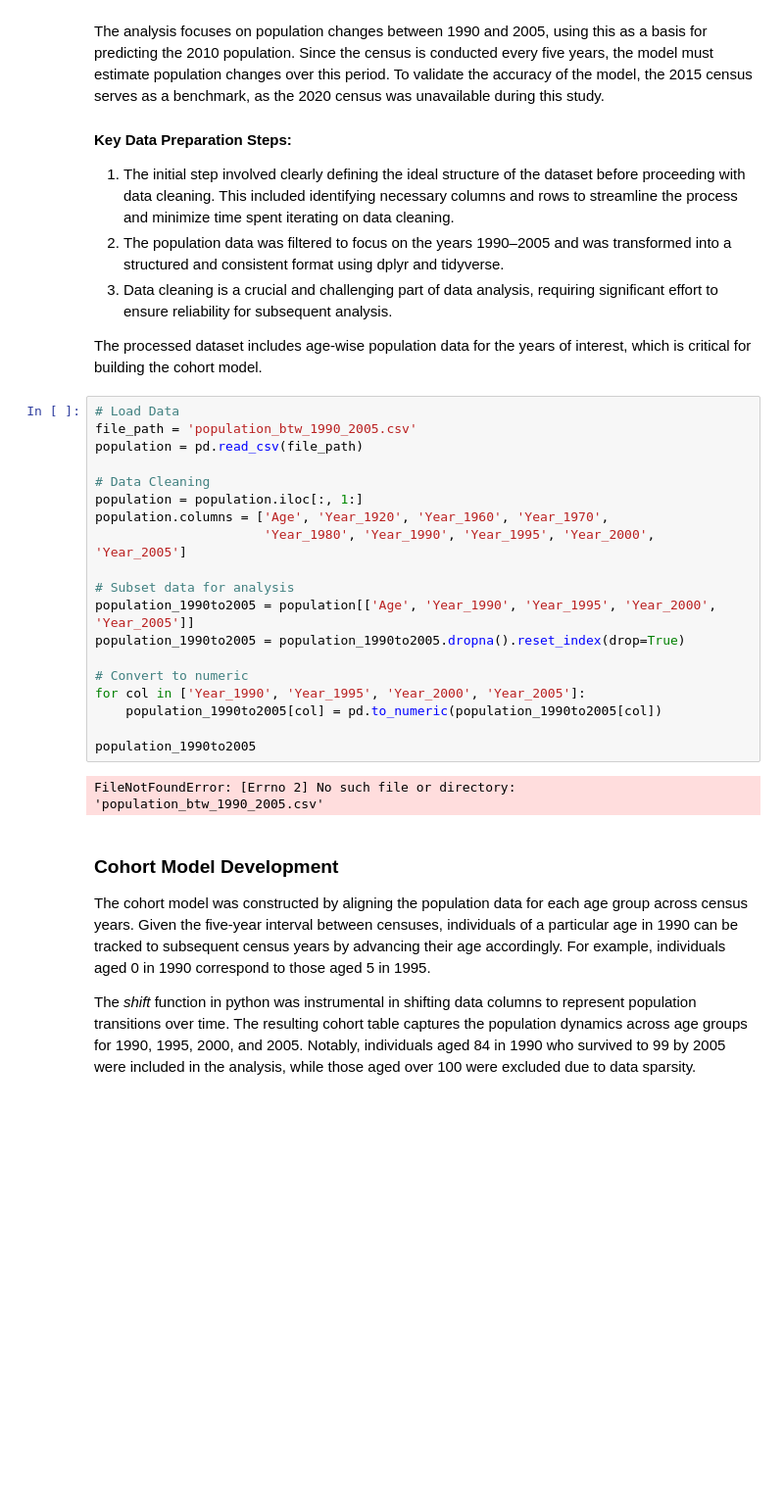
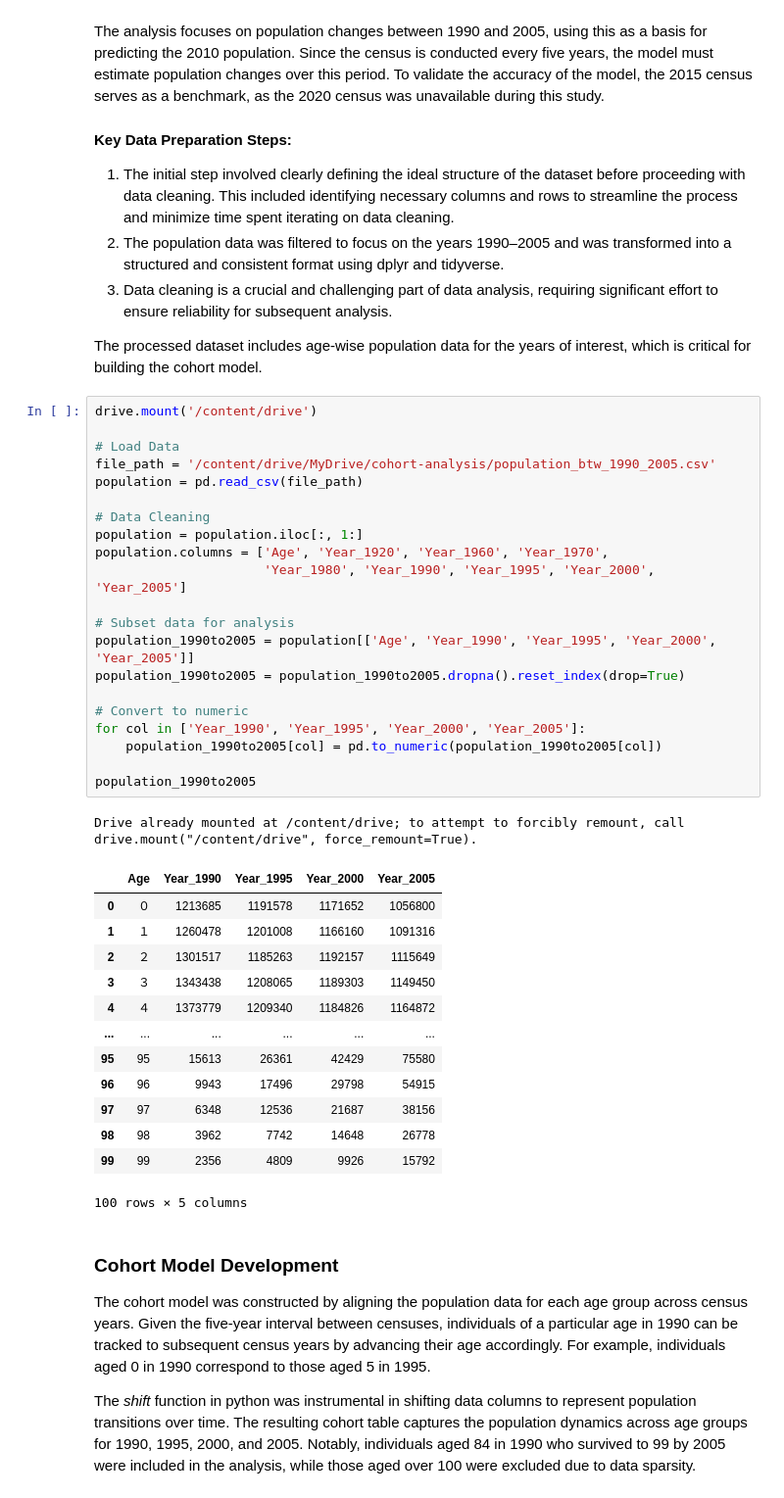
Before and after one commit to shuseiyokoi/data-science-portfolio, a Jupyter notebook: cohort-analysis/cohort_analysis.ipynb, the cells around one changed output. Shown at 98% size. Cells and saved outputs as stored; diff of their text form; blank space fills up the shorter version.

```diff
--- a/cohort-analysis/cohort_analysis.ipynb
+++ b/cohort-analysis/cohort_analysis.ipynb
@@ -31,26 +32,41 @@ The analysis focuses on population changes between 1990 and 2005, using this as
 
 The processed dataset includes age-wise population data for the years of interest, which is critical for building the cohort model.
 # %%
+drive.mount('/content/drive')
+
 # Load Data
-file_path = 'population_btw_1990_2005.csv'
+file_path = '/content/drive/MyDrive/cohort-analysis/population_btw_1990_2005.csv'
 population = pd.read_csv(file_path)
 
 # Data Cleaning
 population = population.iloc[:, 1:]
 population.columns = ['Age', 'Year_1920', 'Year_1960', 'Year_1970',
                       'Year_1980', 'Year_1990', 'Year_1995', 'Year_2000', 'Year_2005']
 
 # Subset data for analysis
 population_1990to2005 = population[['Age', 'Year_1990', 'Year_1995', 'Year_2000', 'Year_2005']]
 population_1990to2005 = population_1990to2005.dropna().reset_index(drop=True)
 
 # Convert to numeric
 for col in ['Year_1990', 'Year_1995', 'Year_2000', 'Year_2005']:
     population_1990to2005[col] = pd.to_numeric(population_1990to2005[col])
 
 population_1990to2005
 # %% [output]
-FileNotFoundError: [Errno 2] No such file or directory: 'population_btw_1990_2005.csv'
+Drive already mounted at /content/drive; to attempt to forcibly remount, call drive.mount("/content/drive", force_remount=True).
+|  | Age | Year_1990 | Year_1995 | Year_2000 | Year_2005 |
+| 0 | ０ | 1213685 | 1191578 | 1171652 | 1056800 |
+| 1 | １ | 1260478 | 1201008 | 1166160 | 1091316 |
+| 2 | ２ | 1301517 | 1185263 | 1192157 | 1115649 |
+| 3 | ３ | 1343438 | 1208065 | 1189303 | 1149450 |
+| 4 | ４ | 1373779 | 1209340 | 1184826 | 1164872 |
+| ... | ... | ... | ... | ... | ... |
+| 95 | 95 | 15613 | 26361 | 42429 | 75580 |
+| 96 | 96 | 9943 | 17496 | 29798 | 54915 |
+| 97 | 97 | 6348 | 12536 | 21687 | 38156 |
+| 98 | 98 | 3962 | 7742 | 14648 | 26778 |
+| 99 | 99 | 2356 | 4809 | 9926 | 15792 |
+100 rows × 5 columns
 # %% [markdown]
 ### Cohort Model Development
 
```
Also changed, not shown: parts of 1 cell of this notebook.
